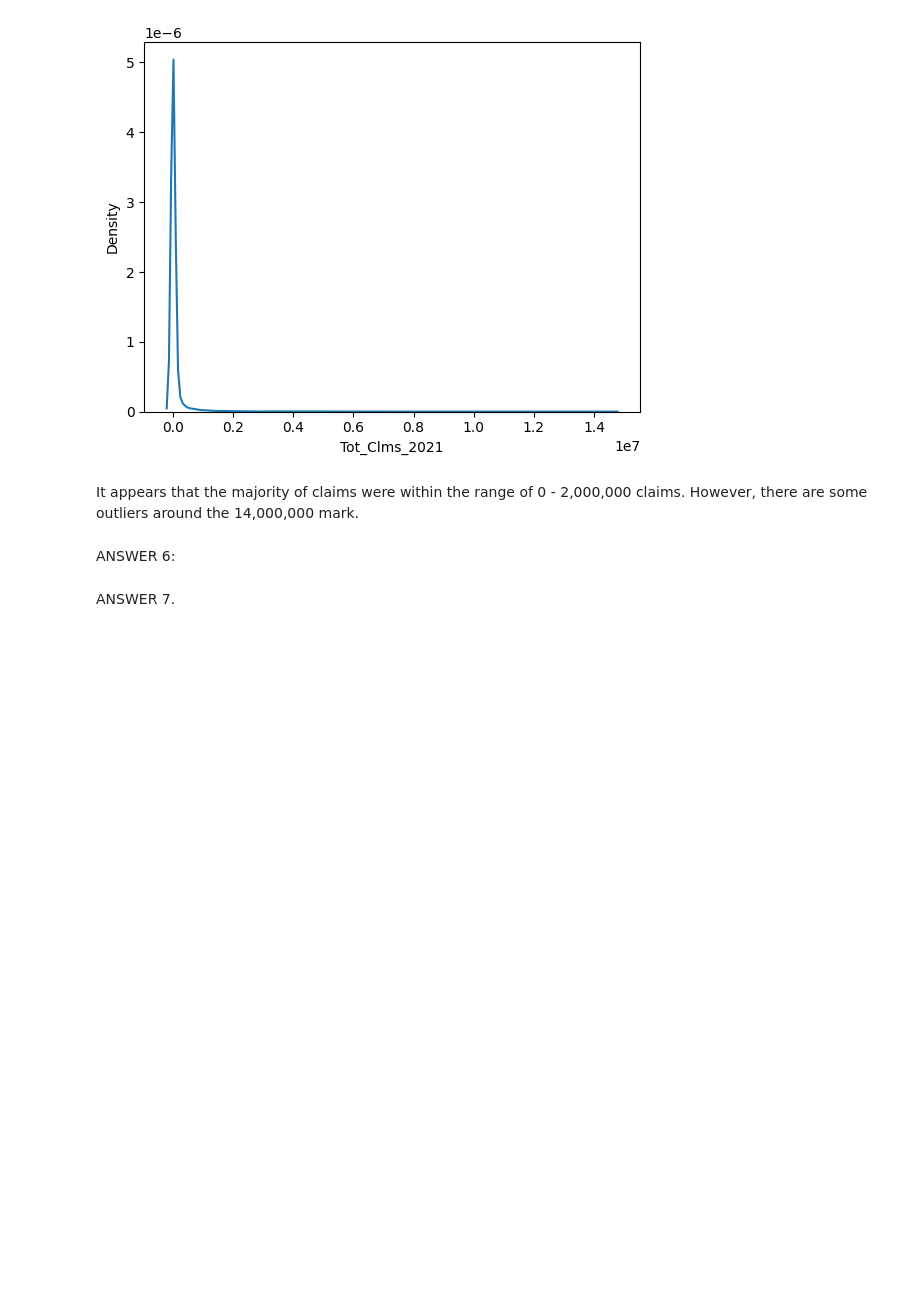
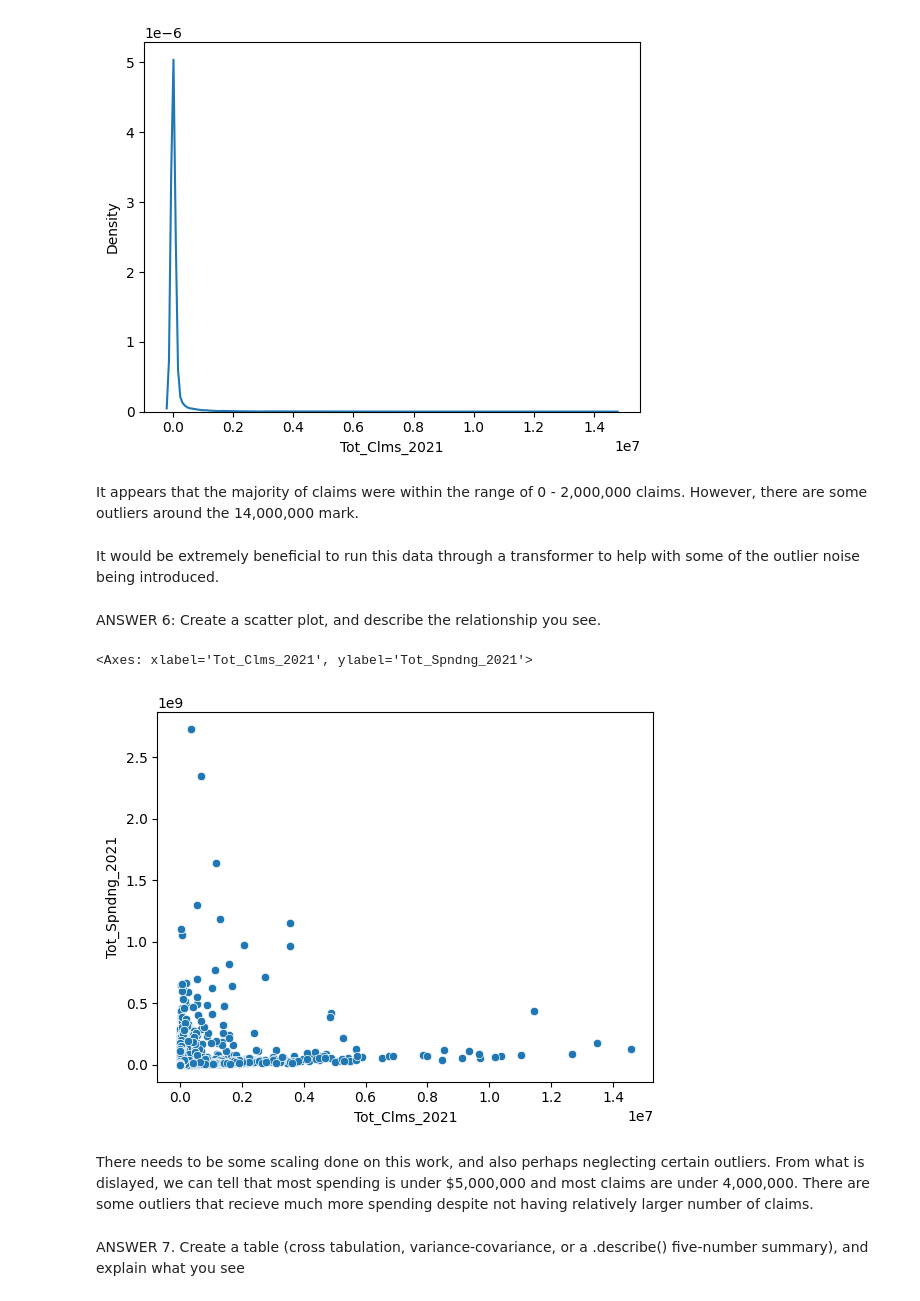
Before and after one commit to Zach-Russell/visualization, a Jupyter notebook: assignment/assignment.ipynb, the cells around one changed output. Drawn from its saved outputs; the diff is of its cells as text; code cells hidden in the pictures; blank space fills up the shorter version.

```diff
--- a/assignment/assignment.ipynb
+++ b/assignment/assignment.ipynb
@@ -342,7 +344,16 @@ sns.kdeplot(df["Tot_Clms_2021"])
 [figure]
 # %% [markdown]
 It appears that the majority of claims were within the range of 0 - 2,000,000 claims. However, there are some outliers around the 14,000,000 mark.
+# %% [markdown]
+It would be extremely beneficial to run this data through a transformer to help with some of the outlier noise being introduced.
 # %% [markdown]
-ANSWER 6:
+ANSWER 6: Create a scatter plot, and describe the relationship you see.
+# %%
+sns.scatterplot(data=df, x='Tot_Clms_2021', y='Tot_Spndng_2021')
+# %% [output]
+<Axes: xlabel='Tot_Clms_2021', ylabel='Tot_Spndng_2021'>
+[figure, added]
+# %% [markdown]
+There needs to be some scaling done on this work, and also perhaps neglecting certain outliers. From what is dislayed, we can tell that most spending is under $5,000,000 and most claims are under 4,000,000. There are some outliers that recieve much more spending despite not having relatively larger number of claims.
 # %% [markdown]
-ANSWER 7.
+ANSWER 7. Create a table (cross tabulation, variance-covariance, or a .describe() five-number summary), and explain what you see
```
Also changed, not shown: parts of 5 cells of this notebook.
